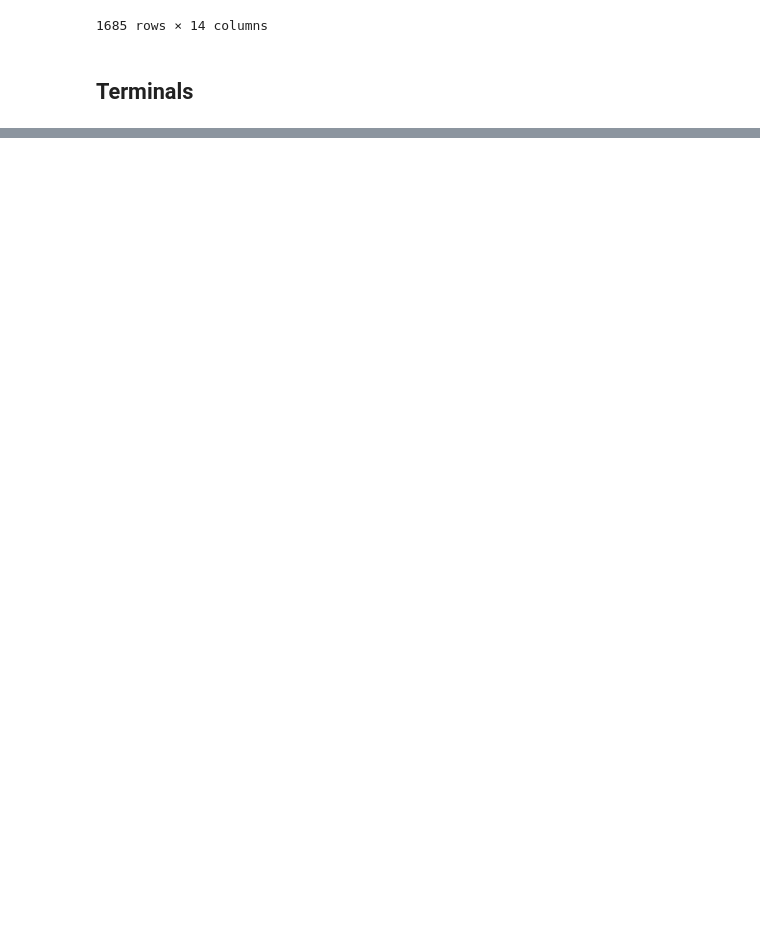
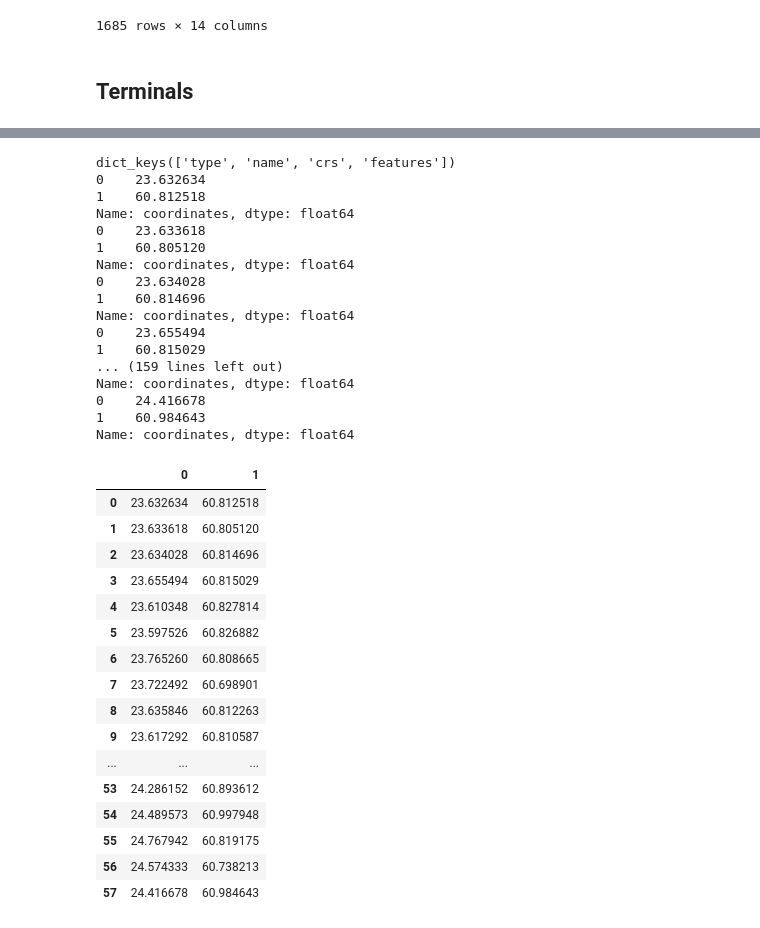
Before and after one commit to hamk-uas/logistics_sim, a Jupyter notebook: geo_data_exploration.ipynb, the cells around one changed output, grey strips where cells are left out. Drawn from its saved outputs; the diff is of its cells as text; code cells hidden in the pictures; blank space fills up the shorter version.

```diff
--- a/geo_data_exploration.ipynb
+++ b/geo_data_exploration.ipynb
@@ -610,3 +610,58 @@ terminals
 # %%
 with open('geo_data/terminals.geojson','w') as f:
     json.dump(terminals, f, indent=4)
+# %%
+from config import API_key
+
+import json
+import openrouteservice
+import pandas as pd
+
+with open('geo_data/sim_test_sites.geojson') as pickup_sites_file:
+    pickup_sites_geojson = json.load(pickup_sites_file)
+
+print(pickup_sites_geojson.keys())
+
+df = pd.DataFrame()
+
+for i in range(len(pickup_sites_geojson['features'])):
+    df_geometry = pd.DataFrame(pickup_sites_geojson['features'][i]['geometry'])
+    df_row = df_geometry['coordinates']
+    df = df.append(df_row, ignore_index = True)
+
+df
+# %% [output]
+dict_keys(['type', 'name', 'crs', 'features'])
+0    23.632634
+1    60.812518
+Name: coordinates, dtype: float64
+0    23.633618
+1    60.805120
+Name: coordinates, dtype: float64
+0    23.634028
+1    60.814696
+Name: coordinates, dtype: float64
+0    23.655494
+1    60.815029
+... (159 lines left out)
+Name: coordinates, dtype: float64
+0    24.416678
+1    60.984643
+Name: coordinates, dtype: float64
+|  | 0 | 1 |
+| 0 | 23.632634 | 60.812518 |
+| 1 | 23.633618 | 60.805120 |
+| 2 | 23.634028 | 60.814696 |
+| 3 | 23.655494 | 60.815029 |
+| 4 | 23.610348 | 60.827814 |
+| 5 | 23.597526 | 60.826882 |
+| 6 | 23.765260 | 60.808665 |
+| 7 | 23.722492 | 60.698901 |
+| 8 | 23.635846 | 60.812263 |
+| 9 | 23.617292 | 60.810587 |
+| ... | ... | ... |
+| 53 | 24.286152 | 60.893612 |
+| 54 | 24.489573 | 60.997948 |
+| 55 | 24.767942 | 60.819175 |
+| 56 | 24.574333 | 60.738213 |
+| 57 | 24.416678 | 60.984643 |
```
Also changed, not shown: parts of 3 cells of this notebook, 9 other files.
